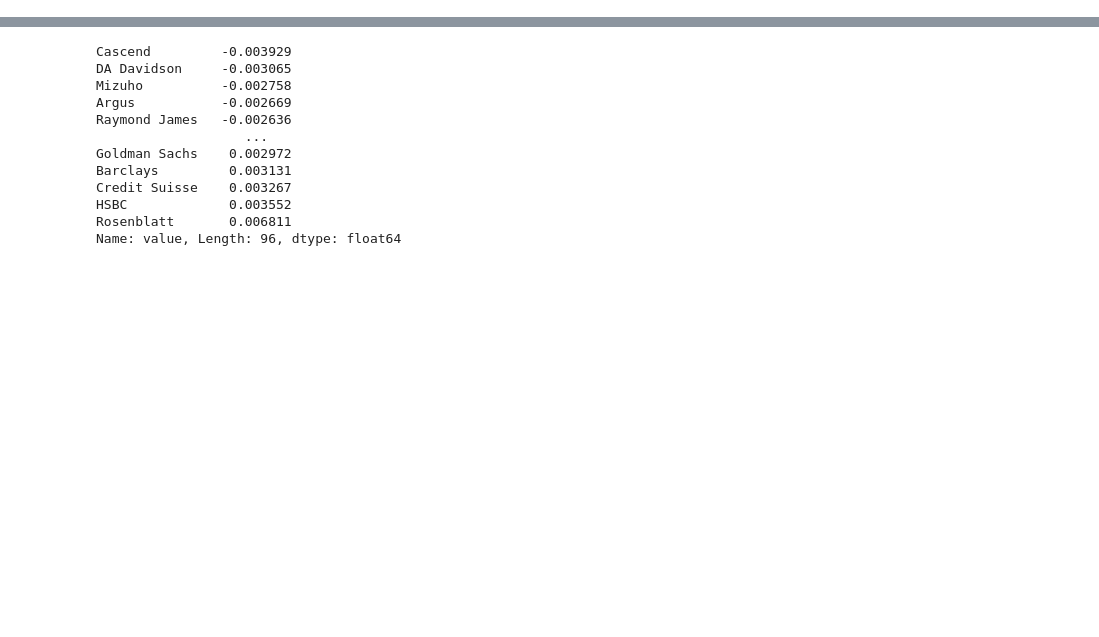
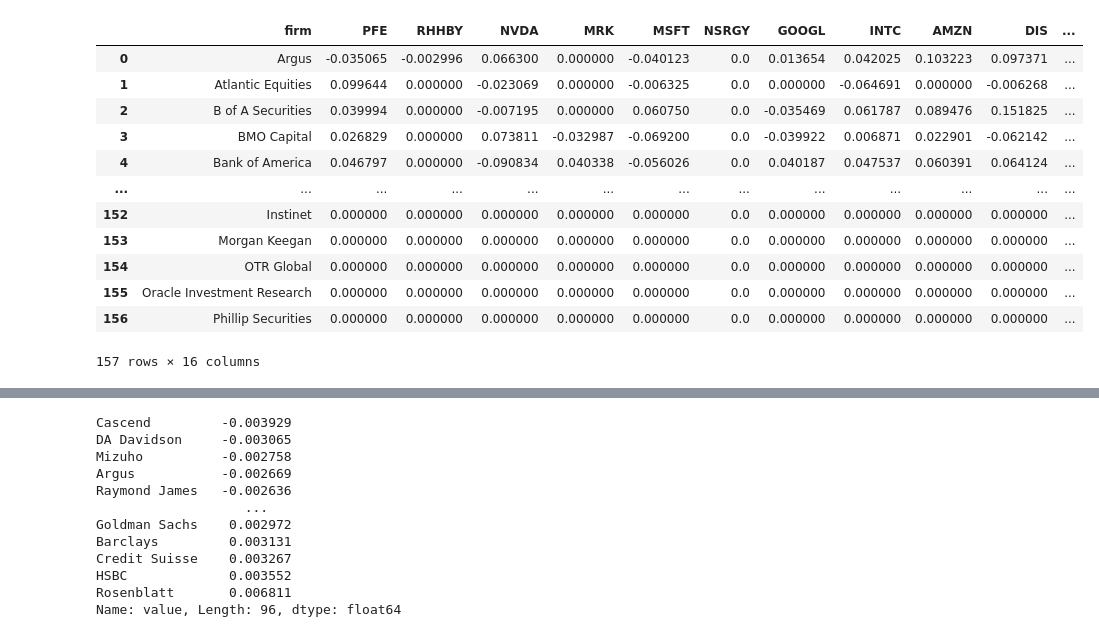
Before and after one commit to smartestrobotdai/portfolio, a Jupyter notebook: recommend/experts.ipynb, the cells around one changed output, grey strips where cells are left out. Saved outputs shown, nothing was run; the diff lists cells and outputs as text; code cells hidden in the pictures; blank space fills up the shorter version.

```diff
--- a/recommend/experts.ipynb
+++ b/recommend/experts.ipynb
@@ -10,0 +10,11 @@ df = pd.read_json('../data/AAPL/data')
+# %%
+def get_stock_value_df(stock_name):
+    df = pd.read_json(f'../data/stocks/{stock_name}/daily/data')
+    df['date']=pd.to_datetime(df['timestamp']).apply(lambda x: x.date())
+    df['time']=pd.to_datetime(df['timestamp'])
+    df['close_log'] = np.log(df['close'])
+    df['close_log_diff']=df['close_log'].diff().fillna(0)
+    df['value']=0
+    for i in range(20):
+        df['value']=df['close_log_diff'].shift(-1).fillna(0)+0.9*df['value'].shift(-1).fillna(0)
+    return df[['time', 'value']]
@@ -10,0 +80,32 @@ df = pd.read_json('../data/AAPL/data')
+# %%
+def get_final_df(stock_name):
+    df1 = get_stock_value_df(stock_name)
+    df2 = get_expert_votes(stock_name)
+    if df2 is None:
+
+        return None, None
+    df_merged = pd.merge_asof(df1, df2.sort_values(by=['time']), on='time')
+    # remove if all value is null
+    df_merged = df_merged[df_merged[df2.columns].notnull().any(axis=1)]
+    return df_merged, df2.columns
+# %%
+def get_corr(stock_name):
+    final_df, firms = get_final_df(stock_name)
+    if final_df is None:
+        return
+    corr_df = final_df[[*firms, 'value']].corr()['value'].reset_index().rename({'index': 'firm', 'value': stock_name}, axis=1)
+    return corr_df
+# %%
+rootdir = '../data/stocks'
+stock_list = os.listdir(rootdir)
+df = None
+for idx, stock_name in enumerate(stock_list):
+    print(f'handling {stock_name}')
+    if df is None:
+        df = get_corr(stock_name)
+    else:
+        df_tmp = get_corr(stock_name)
+        if df_tmp is not None:
+            print(f'merging {stock_name}')
+            df = pd.merge(df, df_tmp, on='firm', how='outer')
+            print(df.head())
@@ -10,0 +130,16 @@ df = pd.read_json('../data/AAPL/data')
+# %%
+df.fillna(0)
+# %% [output]
+|  | firm | PFE | RHHBY | NVDA | MRK | MSFT | NSRGY | GOOGL | INTC | AMZN | DIS | ... |
+| 0 | Argus | -0.035065 | -0.002996 | 0.066300 | 0.000000 | -0.040123 | 0.0 | 0.013654 | 0.042025 | 0.103223 | 0.097371 | ... |
+| 1 | Atlantic Equities | 0.099644 | 0.000000 | -0.023069 | 0.000000 | -0.006325 | 0.0 | 0.000000 | -0.064691 | 0.000000 | -0.006268 | ... |
+| 2 | B of A Securities | 0.039994 | 0.000000 | -0.007195 | 0.000000 | 0.060750 | 0.0 | -0.035469 | 0.061787 | 0.089476 | 0.151825 | ... |
+| 3 | BMO Capital | 0.026829 | 0.000000 | 0.073811 | -0.032987 | -0.069200 | 0.0 | -0.039922 | 0.006871 | 0.022901 | -0.062142 | ... |
+| 4 | Bank of America | 0.046797 | 0.000000 | -0.090834 | 0.040338 | -0.056026 | 0.0 | 0.040187 | 0.047537 | 0.060391 | 0.064124 | ... |
+| ... | ... | ... | ... | ... | ... | ... | ... | ... | ... | ... | ... | ... |
+| 152 | Instinet | 0.000000 | 0.000000 | 0.000000 | 0.000000 | 0.000000 | 0.0 | 0.000000 | 0.000000 | 0.000000 | 0.000000 | ... |
+| 153 | Morgan Keegan | 0.000000 | 0.000000 | 0.000000 | 0.000000 | 0.000000 | 0.0 | 0.000000 | 0.000000 | 0.000000 | 0.000000 | ... |
+| 154 | OTR Global | 0.000000 | 0.000000 | 0.000000 | 0.000000 | 0.000000 | 0.0 | 0.000000 | 0.000000 | 0.000000 | 0.000000 | ... |
+| 155 | Oracle Investment Research | 0.000000 | 0.000000 | 0.000000 | 0.000000 | 0.000000 | 0.0 | 0.000000 | 0.000000 | 0.000000 | 0.000000 | ... |
+| 156 | Phillip Securities | 0.000000 | 0.000000 | 0.000000 | 0.000000 | 0.000000 | 0.0 | 0.000000 | 0.000000 | 0.000000 | 0.000000 | ... |
+157 rows × 16 columns
```
Also changed, not shown: parts of 53 cells of this notebook, 9 other files.
